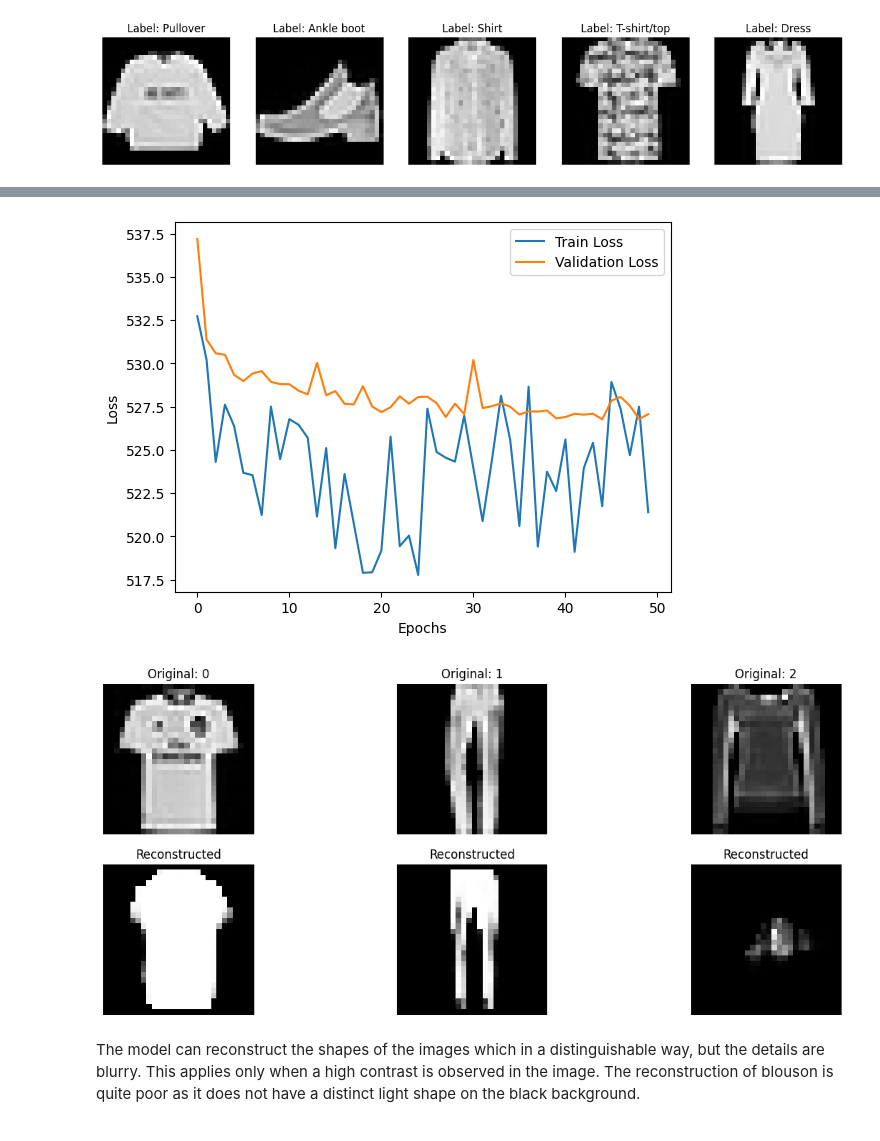
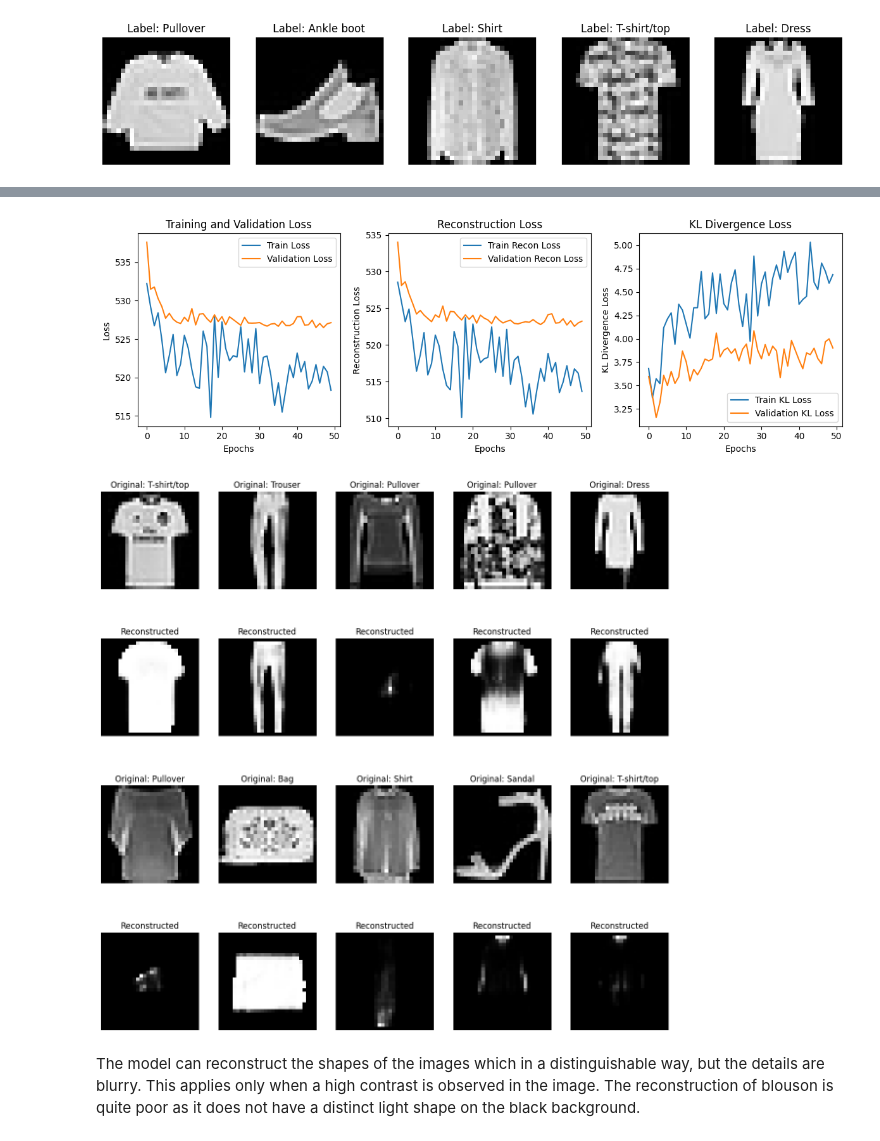
Before and after one commit to tomaszsrebniak/ML_for_data_analytics, a Jupyter notebook: Assignment5/List5.ipynb, the cells around one changed output, grey strips where cells are left out. Cells and saved outputs as stored; diff of their text form; code cells hidden in the pictures.

```diff
--- a/Assignment5/List5.ipynb
+++ b/Assignment5/List5.ipynb
@@ -121,7 +121,7 @@ class VAE(K.models.Model):
 X_train_img = X_train.reshape(-1, 28, 28) / 255.0
 X_test_img = X_test.reshape(-1, 28, 28) / 255.0
 
-vae = VAE(hidden_dim=128, latent_dim=2)
+vae = VAE(hidden_dim=128, latent_dim=5)
 vae.compile(optimizer='adam')
 # Only pass images (X_train_img), not labels - VAE is unsupervised
 history = vae.fit(X_train_img, epochs=50, batch_size=128, validation_data=X_test_img)
@@ -146,31 +146,48 @@ Epoch 50/50
 # %%
-# plot train and validation loss
-plt.plot(history.history['loss'], label='Train Loss')
-plt.plot(history.history['val_loss'], label='Validation Loss')
-plt.xlabel('Epochs')
-plt.ylabel('Loss')
-plt.legend()
+# plot train and validation loss, reconstruction loss and KL divergence loss
+fig, axes = plt.subplots(1, 3, figsize=(12, 4))
+
+axes[0].plot(history.history['loss'], label='Train Loss')
+axes[0].plot(history.history['val_loss'], label='Validation Loss')
+axes[0].set_xlabel('Epochs')
+axes[0].set_ylabel('Loss')
+axes[0].legend()
+axes[0].set_title('Training and Validation Loss')
+axes[1].plot(history.history['reconstruction_loss'], label='Train Recon Loss')
+axes[1].plot(history.history['val_reconstruction_loss'], label='Validation Recon Loss')
+axes[1].set_xlabel('Epochs')
+axes[1].set_ylabel('Reconstruction Loss')
+axes[1].legend()
+axes[1].set_title('Reconstruction Loss')
+axes[2].plot(history.history['kl_loss'], label='Train KL Loss')
+axes[2].plot(history.history['val_kl_loss'], label='Validation KL Loss')
+axes[2].set_xlabel('Epochs')
+axes[2].set_ylabel('KL Divergence Loss')
+axes[2].legend()
+axes[2].set_title('KL Divergence Loss')
+plt.tight_layout()
 plt.show()
 # %% [output]
-[figure, old version]
+[figure, new version]
 # %%
 # pass several images from test set through the VAE to get reconstructions and latent variables
-recon, mu, log_var = vae(X_test_img[:3])
+recon, mu, log_var = vae(X_test_img[:10])
 # plot original and reconstructed images
-fig, axes = plt.subplots(2, 3, figsize=(15, 6))
-for i in range(3):
+fig, axes = plt.subplots(nrows=4, ncols=5, figsize=(15, 15))
+for i in range(10):
     # Original image
-    axes[0, i].imshow(X_test_img[i], cmap='gray')
-    axes[0, i].set_title(f'Original: {y_test[i]}')
-    axes[0, i].axis('off')
+    axes[2*(i // 5), i % 5].imshow(X_test_img[i], cmap='gray')
+    axes[2*(i // 5), i % 5].set_title(f'Original: {labels[y_test[i]]}')
+    axes[2*(i // 5), i % 5].axis('off')
     # Reconstructed image
     recon_img = recon[i].numpy().reshape(28, 28)
-    axes[1, i].imshow(recon_img, cmap='gray')
-    axes[1, i].set_title('Reconstructed')
-    axes[1, i].axis('off')
+    axes[2*(i // 5) + 1, i % 5].imshow(recon_img, cmap='gray')
+    axes[2*(i // 5) + 1, i % 5].set_title('Reconstructed')
+    axes[2*(i // 5) + 1, i % 5].axis('off')
+
 plt.show()
 # %% [output]
-[figure, old version]
+[figure, new version]
 # %% [markdown]
 The model can reconstruct the shapes of the images which in a distinguishable way, but the details are blurry. This applies only when a high contrast is observed in the image. The reconstruction of blouson is quite poor as it does not have a distinct light shape on the black background.
 # %%
```
Also changed, not shown: parts of 29 cells of this notebook.
